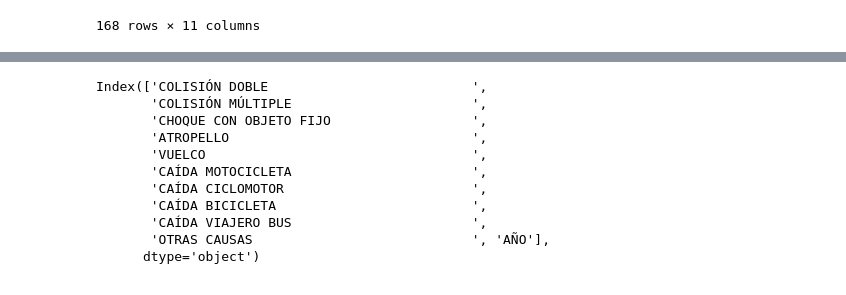
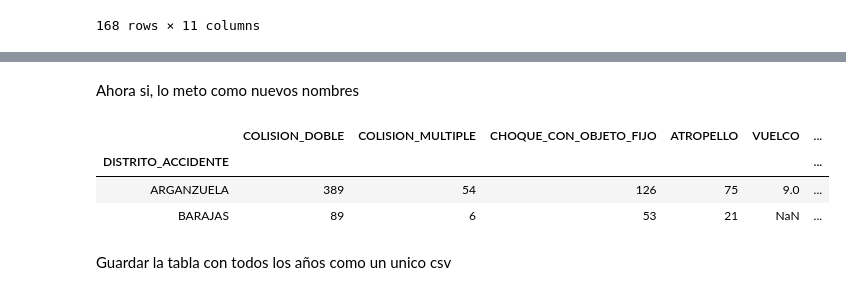
Before and after one commit to AngelArcones/Accidentes_bicicleta_MasterDS, a Jupyter notebook: Ejercicio_accidentes_bicicletas.ipynb, the cells around one changed output, grey strips where cells are left out. Saved outputs shown, nothing was run; the diff lists cells and outputs as text; code cells hidden in the pictures.

```diff
--- a/Ejercicio_accidentes_bicicletas.ipynb
+++ b/Ejercicio_accidentes_bicicletas.ipynb
@@ -11,6 +20,3 @@ by_sheet_names = full_xls.sheet_names
 by_sheet_names
 # %% [output]
 ['2009', '2010', '2011', '2012', '2013', '2014', '2015', '2016']
-# %%
-blank_rows = 7
-#2013 tiene solo 4 lineas que evitar
@@ -17,12 +27,11 @@ blank_rows = 7
 # %%
-i = 1
 by_year = pd.read_excel("./Accidentes_sucio.xls",
-                        sheet_name= by_sheet_names[i],
+                        sheet_name= by_sheet_names[1],
                         skiprows=blank_rows,
                         index_col=0,
                         usecols="A:K",
                         skipfooter=1)
-by_year["AÑO"] = by_sheet_names[i]
+by_year["AÑO"] = by_sheet_names[1]
 # %%
 by_year
 # %% [output]
@@ -97,3 +112,6 @@ full_excel
 | VILLA DE VALLECAS | 149 | 7 | 42 | 54 | 5.0 | ... |
 | VILLAVERDE | 177 | 11 | 71 | 54 | 1.0 | ... |
 168 rows × 11 columns
+# %%
+colnames = pd.Series(full_excel.columns)
+colnames
@@ -99,0 +154,4 @@ full_excel
+# %%
+colnames = colnames.str.replace('  ', '').str.replace(' ', '_').str.replace('Ó', 'O').str.replace('Í', 'I').str.replace('Ú', 'U')
+colnames = colnames.apply(lambda x: x[:-1]+x[-1:].replace('_', ''))
+colnames
@@ -100,16 +171,14 @@ full_excel
+# %% [markdown]
+Ahora si, lo meto como nuevos nombres
 # %%
-full_excel.columns
+full_excel.columns = colnames
+full_excel.head(2)
 # %% [output]
-Index(['COLISIÓN DOBLE                          ',
-       'COLISIÓN MÚLTIPLE                       ',
-       'CHOQUE CON OBJETO FIJO                  ',
-       'ATROPELLO                               ',
-       'VUELCO                                  ',
-       'CAÍDA MOTOCICLETA                       ',
-       'CAÍDA CICLOMOTOR                        ',
-       'CAÍDA BICICLETA                         ',
-       'CAÍDA VIAJERO BUS                       ',
-       'OTRAS CAUSAS                            ', 'AÑO'],
-      dtype='object')
+|  | COLISION_DOBLE | COLISION_MULTIPLE | CHOQUE_CON_OBJETO_FIJO | ATROPELLO | VUELCO | ... |
+| DISTRITO_ACCIDENTE |  |  |  |  |  | ... |
+| ARGANZUELA | 389 | 54 | 126 | 75 | 9.0 | ... |
+| BARAJAS | 89 | 6 | 53 | 21 | NaN | ... |
+# %% [markdown]
+Guardar la tabla con todos los años como un unico csv
 # %%
 full_excel.to_csv("./Accidentes_limpio.csv")
```
Also changed, not shown: parts of 16 cells of this notebook, 1 other file.
